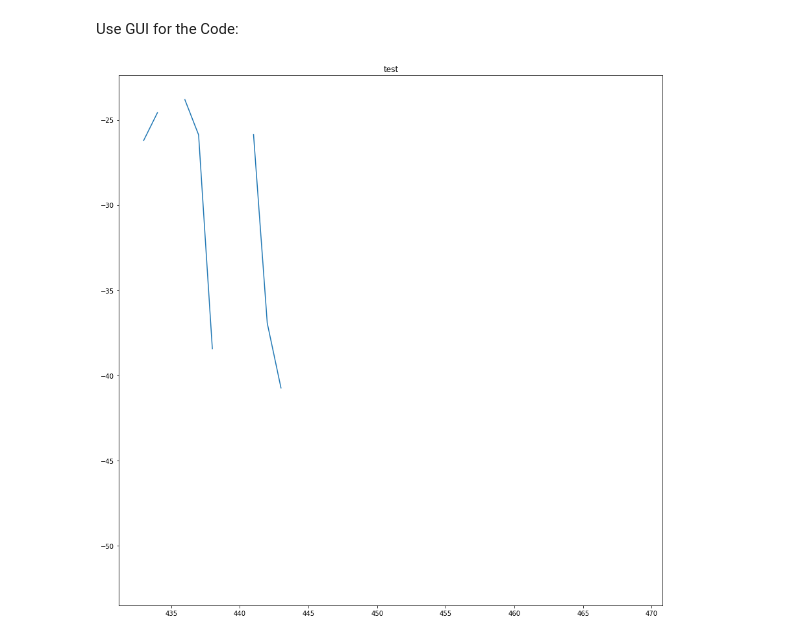
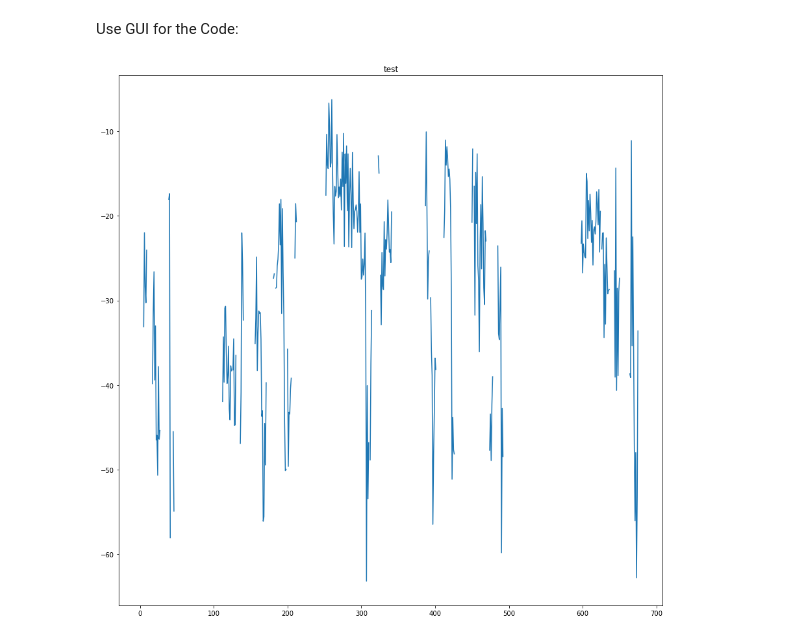
Before and after one commit to KonKob/Catwalk, a Jupyter notebook: Analysis.ipynb, the cells around one changed output. Drawn from its saved outputs; the diff is of its cells as text; code cells hidden in the pictures.

```diff
--- a/Analysis.ipynb
+++ b/Analysis.ipynb
@@ -244,22 +245,22 @@ class session(subject):
             print("File for session {} has to be renamed!".format(self.session_ID))
         self.date = datetime.strptime(self.session_ID[-6:], '%y%m%d')
         self.subject_ID = self.session_ID[0:6]
-        bc_csv = self.session_ID in set([elem[15:-50] for elem in os.listdir(main.path) if elem.endswith('CatwalkMay25shuffle1_90000.csv')])
+        bc_csv = self.session_ID in set([elem[15:-51] for elem in os.listdir(main.path) if elem.endswith('DLC_resnet50_2-1413 CatwalkMay25shuffle1_600000.csv')])
         bc_mp4 = self.session_ID in set([elem[15:-4] for elem in os.listdir(main.path) if elem.endswith('.mp4')])
 
 
-        main.all_files_there = True
+        self.all_files_there = True
         if bc_csv == False:
             print("Missing .csv file for session {} in {}!".format(self.session_ID, main.path))
-            main.all_files_there = False
+            self.all_files_there = False
         elif bc_mp4 == False:
             print("Missing .mp4 file for session {} in {}!".format(self.session_ID, main.path))
-            main.all_files_there = False
+            self.all_files_there = False
         mp4_file_list = [elem for elem in os.listdir(main.path) if elem.endswith('.mp4')]
         for n in range(len(mp4_file_list)):
             if session_ID in mp4_file_list[n]:
                 bc_video_filename = main.path+mp4_file_list[n]
-        csv_file_list = [elem for elem in os.listdir(main.path) if elem.endswith('CatwalkMay25shuffle1_90000.csv')]
+        csv_file_list = [elem for elem in os.listdir(main.path) if elem.endswith('DLC_resnet50_2-1413 CatwalkMay25shuffle1_600000.csv')]
         for n in range(len(csv_file_list)):
             if session_ID in csv_file_list[n]:
                 bc_csv_filename = csv_file_list[n]
@@ -1246,4 +1245,4 @@ class stats(main):
 # %% [markdown]
 GUI-less usage (as much as possible) of the Code:
 # %%
-project = main(path = "/Users/kobel/Documents/Medizin/Doktorarbeit/Coding/Dummy Data Inken/", gui=False)
+project = main(path = "F:/Konstantin/data/DLC/OT Inken GPU/Videos/", gui=False)
@@ -1264,23 +1326,23 @@ project.coverage_dict
 Use GUI for the Code:
 # %%
 gui.main_gui()
-# %%
-def parameter_over_session():
-    session = project.l_sessions[0]
-    plt.figure(figsize=(15,15), facecolor='white')
-
-
-    plt.plot(session.master_df.index.values[430:470], session.master_df["angle_bodyaxis_ForePawRight"].values[430:470])
-
-    plt.ylim = (0)
-    plt.xlim = (0, 50)
-    plt.title("test")
-    plt.show()
-    plt.close()
-
-parameter_over_session()
-# %% [output]
-[figure, removed]
+# %%
+def parameter_over_session():
+    session = project.l_sessions[0]
+    plt.figure(figsize=(15,15), facecolor='white')
+
+
+    plt.plot(session.master_df.index.values, session.master_df["angle_bodyaxis_ForePawRight"].values)
+
+    plt.ylim = (0)
+    plt.xlim = (0, 50)
+    plt.title("test")
+    plt.show()
+    plt.close()
+
+parameter_over_session()
+# %% [output]
+[figure, added]
 # %%
 def show_frame_over_pawspeed(ind):
     fig = plt.figure(figsize=(18, 10))
```
Also changed, not shown: parts of 12 cells of this notebook.
